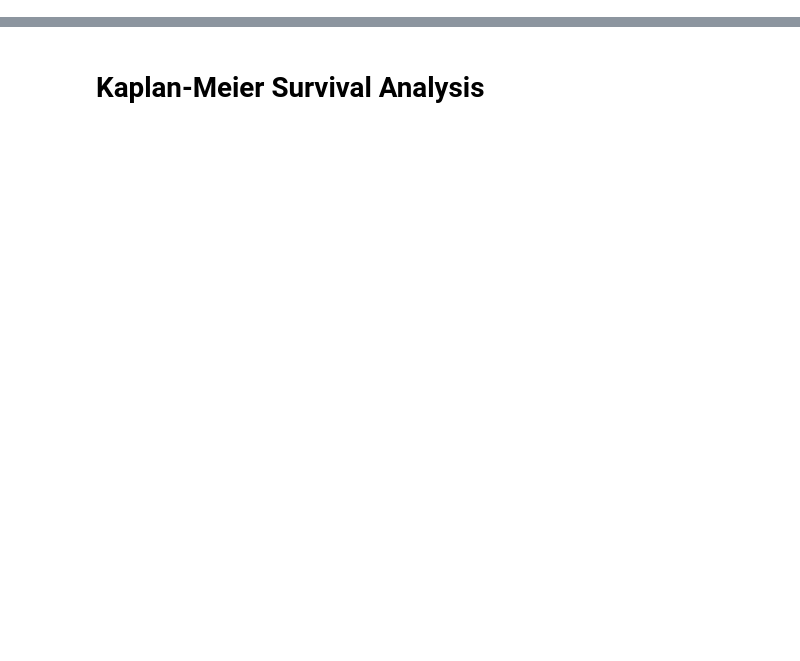
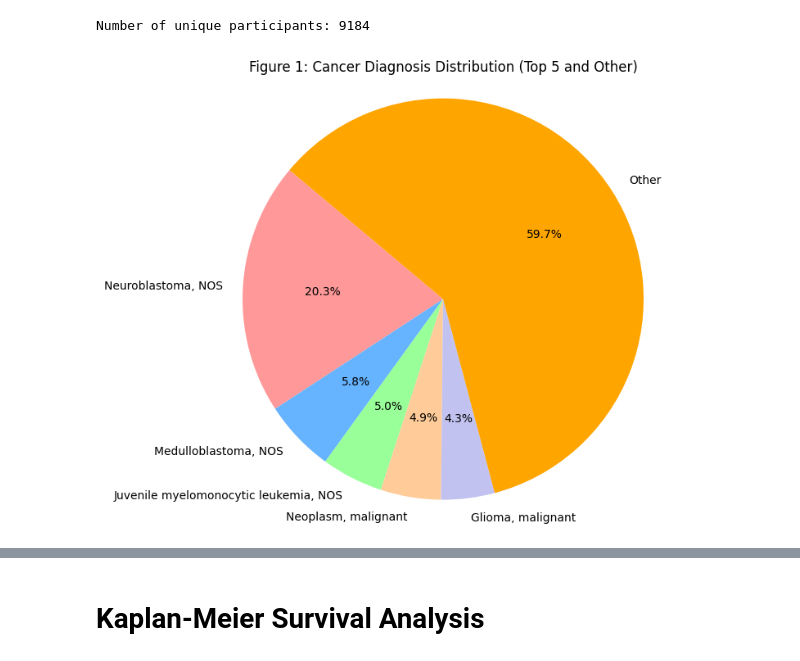
Before and after one commit to sky-yng/Prognosis_Pediatric_Cancer, a Jupyter notebook: Pediatric_Cancer_Prognosis.ipynb, the cells around one changed output, grey strips where cells are left out. Drawn from its saved outputs; the diff is of its cells as text; code cells hidden in the pictures; blank space fills up the shorter version.

```diff
--- a/Pediatric_Cancer_Prognosis.ipynb
+++ b/Pediatric_Cancer_Prognosis.ipynb
@@ -72,0 +1,8 @@ plt.show()
+# %%
+import pandas as pd
+
+
+data = pd.read_excel('combined_original_new_data.xlsx', index_col=None)
+
+# Display the first few rows of the DataFrame
+data.head()
@@ -72,0 +16,32 @@ plt.show()
+# %%
+# Count the number of unique participants in the merged dataset
+participant_count = data['Participant Id'].nunique()
+
+# Generate descriptive statistics for the combined dataset
+stats = data.describe(include='all')
+
+# Display the results
+print(f'Number of unique participants: {participant_count}')
+#print(stats)
+# %% [output]
+Number of unique participants: 9184
+# %%
+import matplotlib.pyplot as plt
+
+# Grouping the diagnosis data to identify the top 5 diagnoses
+top_5_diagnoses = data['Diagnosis'].value_counts().nlargest(5)
+other_diagnoses_count = data['Diagnosis'].value_counts().sum() - top_5_diagnoses.sum()
+
+# Creating the data for the pie chart
+labels = list(top_5_diagnoses.index) + ['Other']
+sizes = list(top_5_diagnoses.values) + [other_diagnoses_count]
+colors = ['#ff9999','#66b3ff','#99ff99','#ffcc99','#c2c2f0', 'orange']  # Last color is for 'Other'
+
+# Plotting the pie chart
+plt.figure(figsize=(10, 7))
+plt.pie(sizes, labels=labels, colors=colors, autopct='%1.1f%%', startangle=140)
+plt.axis('equal')  # Equal aspect ratio ensures that pie is drawn as a circle.
+plt.title('Figure 1: Cancer Diagnosis Distribution (Top 5 and Other)')
+plt.show()
+# %% [output]
+[figure, added]
```
Also changed, not shown: parts of 43 cells of this notebook, 1 other file.
